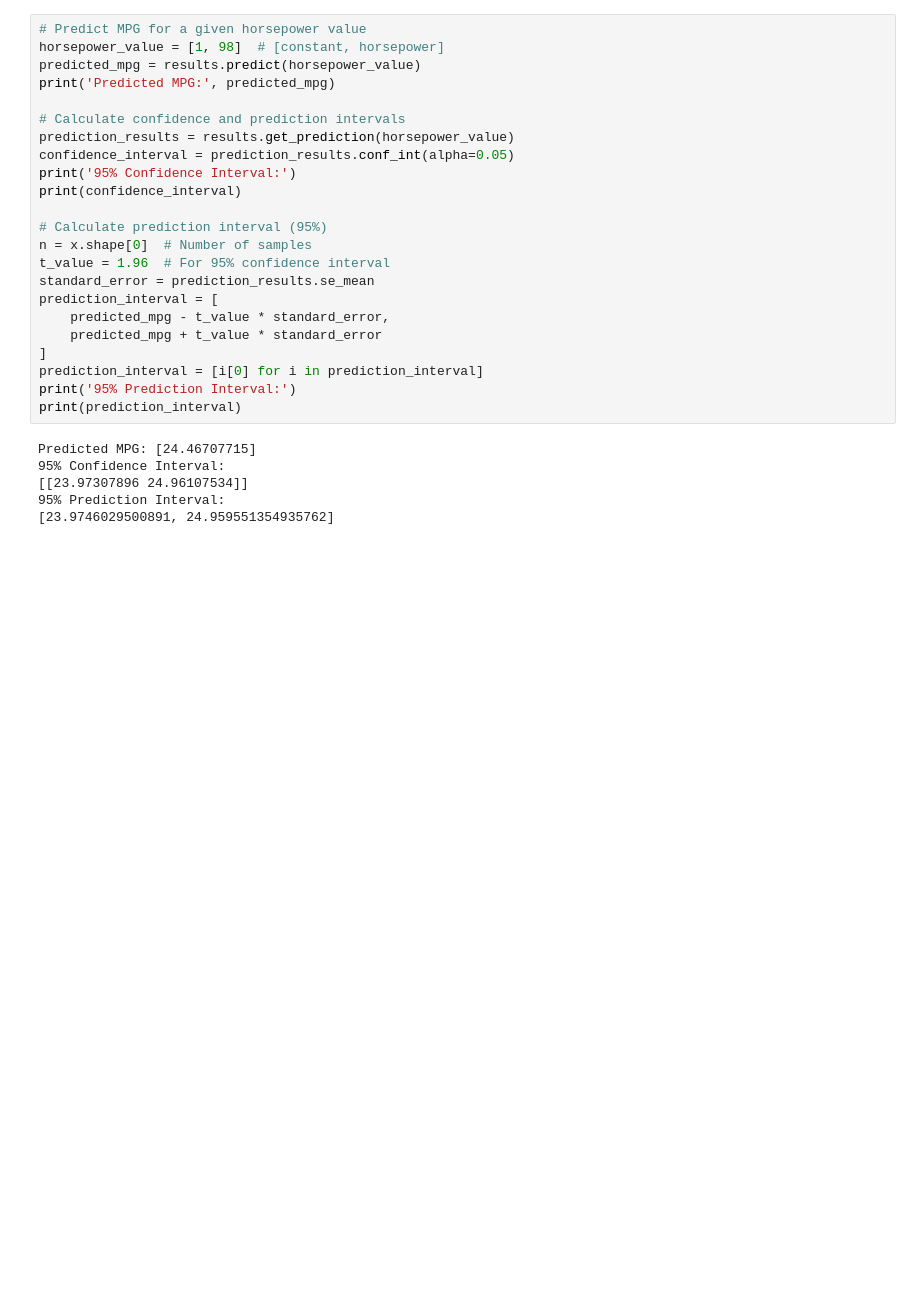
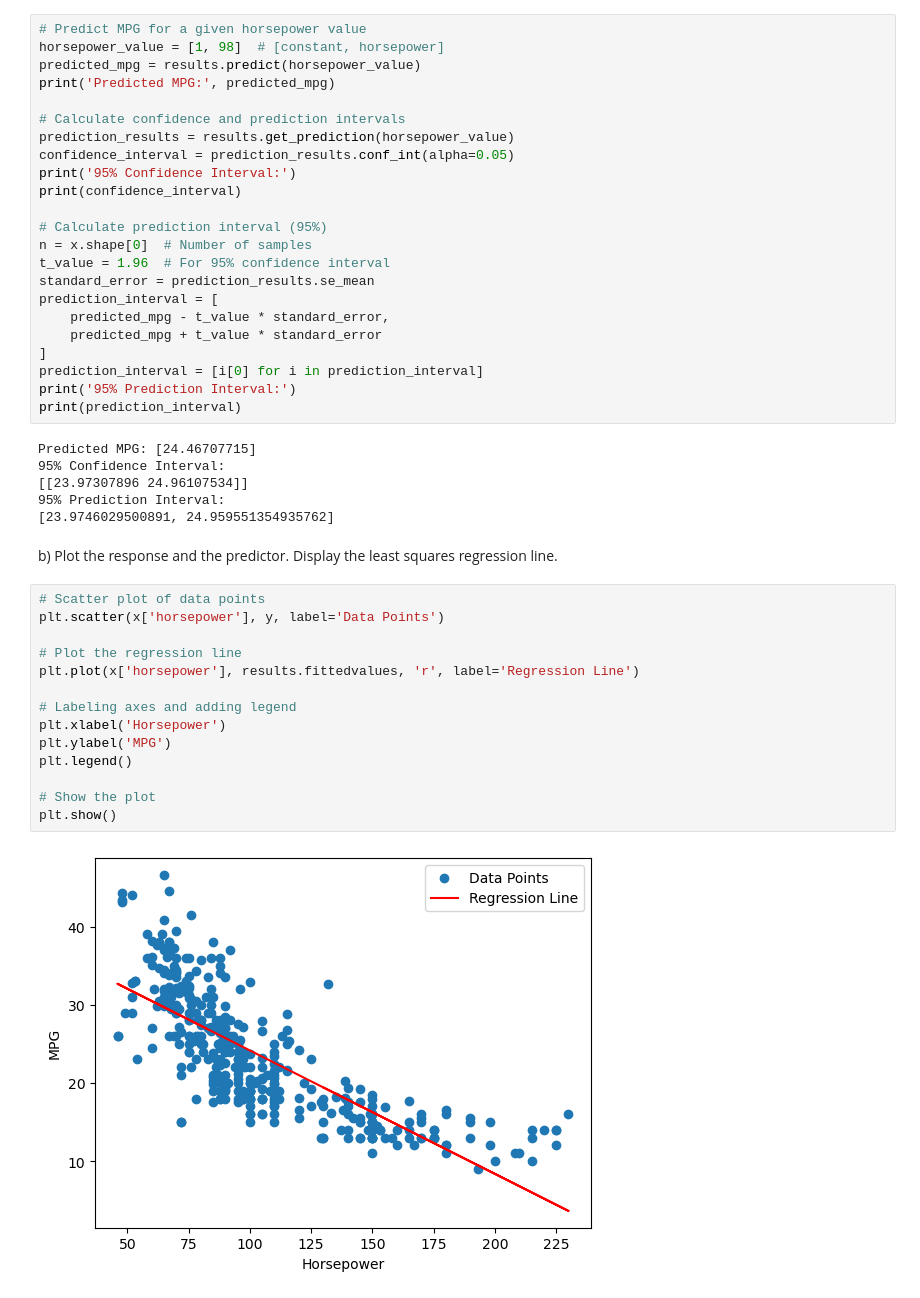
Before and after one commit to basilwong/Sharing_ISL_python, a Jupyter notebook: Chapter_3_applied_excercises.ipynb, the cells around one changed output. Saved outputs shown, nothing was run; the diff lists cells and outputs as text; blank space fills up the shorter version.

```diff
--- a/Chapter_3_applied_excercises.ipynb
+++ b/Chapter_3_applied_excercises.ipynb
@@ -93,3 +93,21 @@ Predicted MPG: [24.46707715]
 [[23.97307896 24.96107534]]
 95% Prediction Interval:
 [23.9746029500891, 24.959551354935762]
+# %% [markdown]
+b)  Plot the response and the predictor. Display the least squares regression line.
+# %%
+# Scatter plot of data points
+plt.scatter(x['horsepower'], y, label='Data Points')
+
+# Plot the regression line
+plt.plot(x['horsepower'], results.fittedvalues, 'r', label='Regression Line')
+
+# Labeling axes and adding legend
+plt.xlabel('Horsepower')
+plt.ylabel('MPG')
+plt.legend()
+
+# Show the plot
+plt.show()
+# %% [output]
+[figure, added]
```
Also changed, not shown: parts of 3 cells of this notebook.
